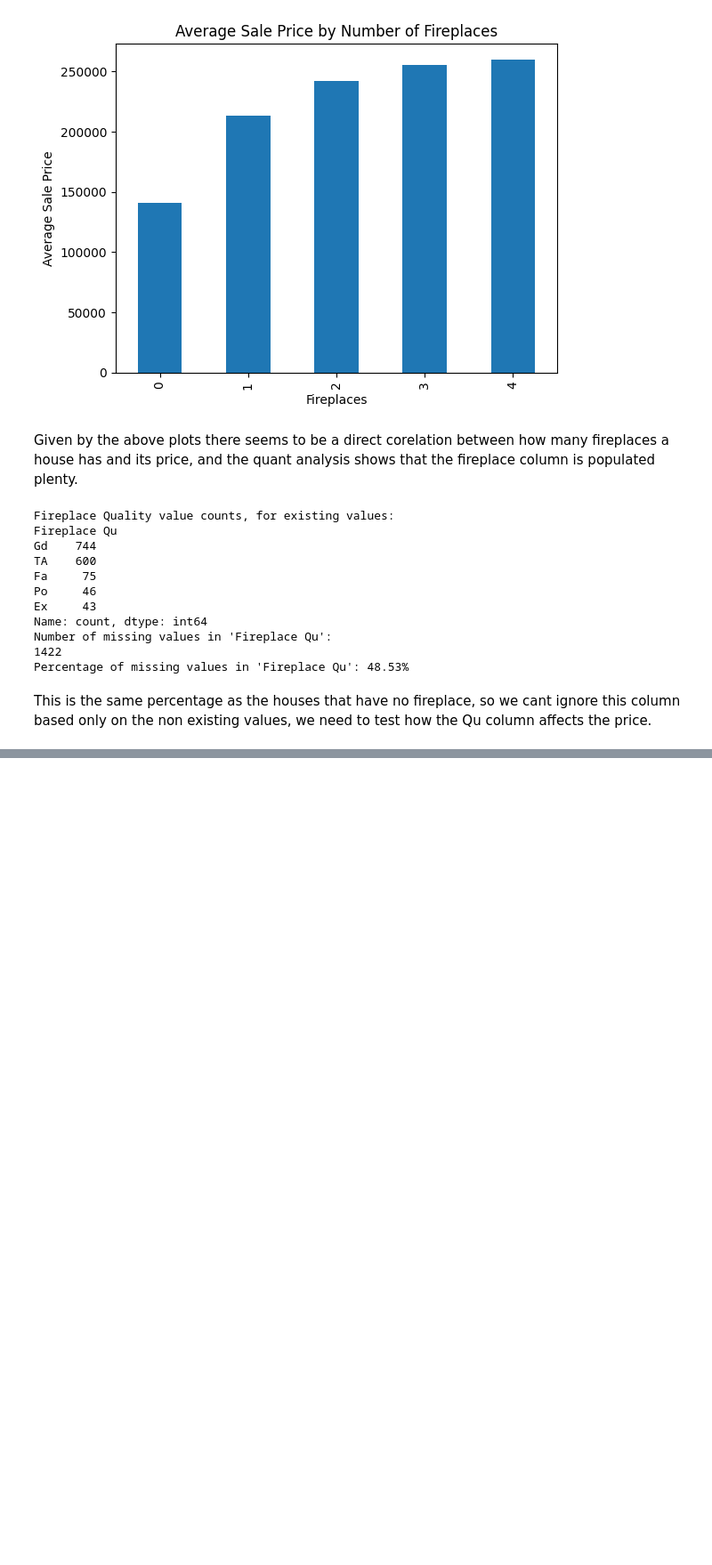
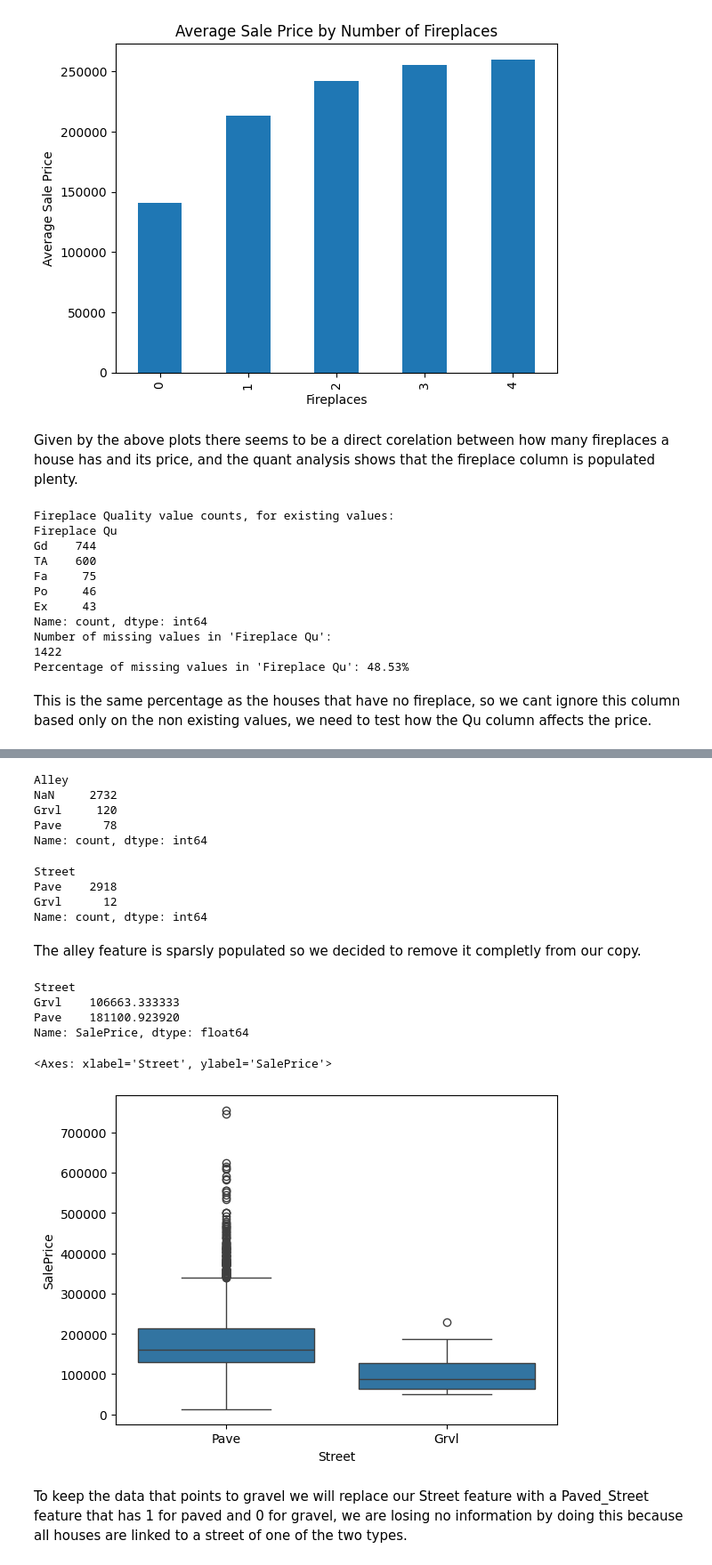
Before and after one commit to hedesiustefan/ML_Project, a Jupyter notebook: dataexplore.ipynb, the cells around one changed output, grey strips where cells are left out. Shown at 89% size. Saved outputs shown, nothing was run; the diff lists cells and outputs as text; code cells hidden in the pictures; blank space fills up the shorter version.

```diff
--- a/dataexplore.ipynb
+++ b/dataexplore.ipynb
@@ -194,0 +263,19 @@ This is the same percentage as the houses that have no fireplace, so we cant ign
+# %%
+alley = clean_df['Alley'].value_counts(dropna=False)
+print(alley)
+# %% [output]
+Alley
+NaN     2732
+Grvl     120
+Pave      78
+Name: count, dtype: int64
+# %%
+street = clean_df['Street'].value_counts(dropna=False)
+print(street)
+# %% [output]
+Street
+Pave    2918
+Grvl      12
+Name: count, dtype: int64
+# %% [markdown]
+The alley feature is sparsly populated so we decided to remove it completly from our copy.
@@ -194,0 +284,15 @@ This is the same percentage as the houses that have no fireplace, so we cant ign
+# %%
+# Cheking the relevance of the street feature
+clean_df.groupby('Street')['SalePrice'].mean()
+# %% [output]
+Street
+Grvl    106663.333333
+Pave    181100.923920
+Name: SalePrice, dtype: float64
+# %%
+sns.boxplot(x='Street', y='SalePrice', data=clean_df)
+# %% [output]
+<Axes: xlabel='Street', ylabel='SalePrice'>
+[figure, added]
+# %% [markdown]
+To keep the data that points to gravel we will replace our Street feature with a Paved_Street feature that has 1 for paved and 0 for gravel, we are losing no information by doing this because all houses are linked to a street of one of the two types.
```
Also changed, not shown: parts of 20 cells of this notebook.
